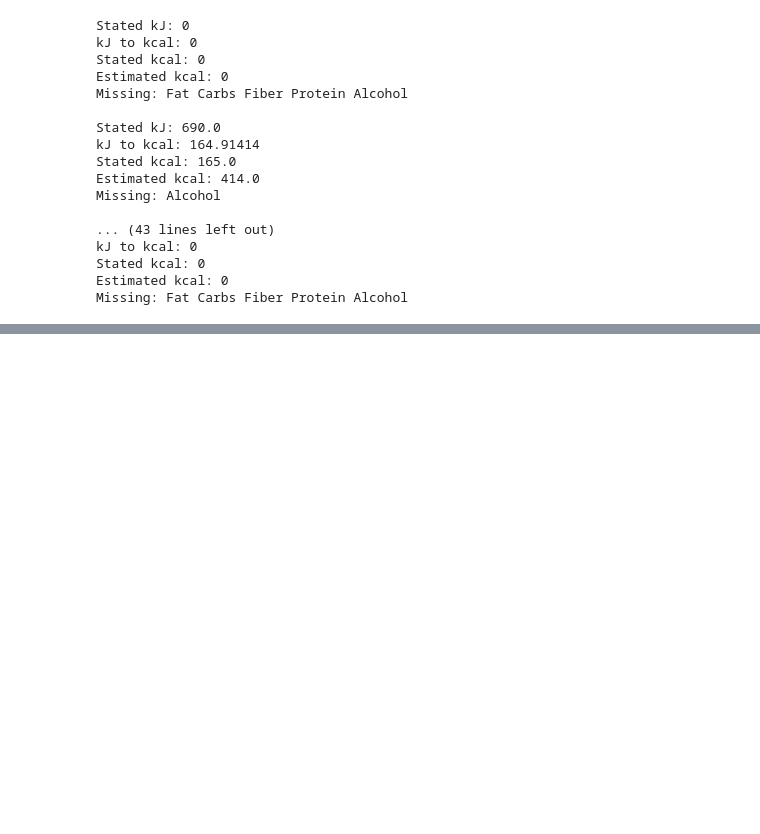
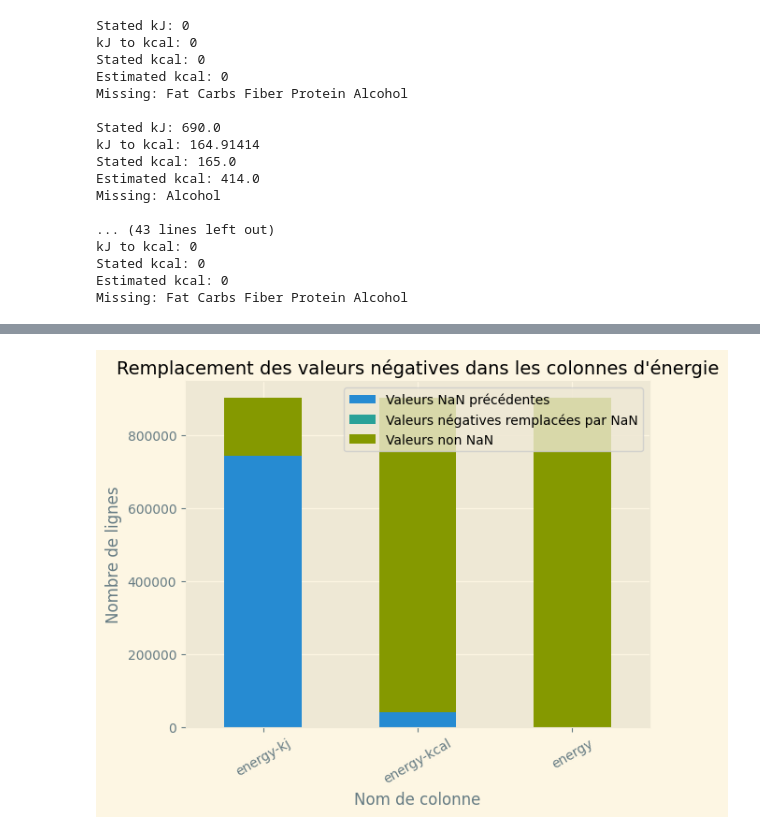
Before and after one commit to gabrielhermel/OC_DS_P3, a Jupyter notebook: Hermel_Gabriel_1_notebook_nettoyage_092022.ipynb, the cells around one changed output, grey strips where cells are left out. Saved outputs shown, nothing was run; the diff lists cells and outputs as text; code cells hidden in the pictures; blank space fills up the shorter version.

```diff
--- a/Hermel_Gabriel_1_notebook_nettoyage_092022.ipynb
+++ b/Hermel_Gabriel_1_notebook_nettoyage_092022.ipynb
@@ -102,11 +108,11 @@ if not os.path.isfile('products_df.ftr'):
         for chunk in reader:
             chunk.dropna(subset=['categories_en', 'fat_100g', 'carbohydrates_100g', 'proteins_100g'], inplace=True)
             chunk.dropna(subset=['energy-kj_100g', 'energy-kcal_100g', 'energy_100g'], how='all', inplace=True)
-            chunk = chunk[['code', 'product_name', 'brands', 'categories', 'categories_tags', 'categories_en', 'ingredients_text',
-                        'ingredients_tags', 'pnns_groups_1', 'pnns_groups_2', 'food_groups', 'food_groups_tags', 'food_groups_en',
-                        'main_category', 'main_category_en', 'energy-kj_100g', 'energy-kcal_100g', 'energy_100g', 'fat_100g',
-                        'saturated-fat_100g', 'carbohydrates_100g', 'sugars_100g', 'fiber_100g', 'proteins_100g', 'alcohol_100g',
-                        'glycemic-index_100g']]
+            chunk = chunk[['code', 'product_name', 'brands', 'categories_en', 'pnns_groups_1', 'pnns_groups_2', 'food_groups_en',
+                           'main_category_en', 'energy_100g', 'energy-kj_100g', 'energy-kcal_100g', 'proteins_100g', 'carbohydrates_100g',
+                           'sugars_100g', 'starch_100g', 'fat_100g', 'saturated-fat_100g', 'monounsaturated-fat_100g',
+                           'polyunsaturated-fat_100g', 'omega-3-fat_100g', 'omega-6-fat_100g', 'trans-fat_100g', 'fiber_100g',
+                           'sodium_100g', 'alcohol_100g', 'glycemic-index_100g']]
             products_df = pd.concat([products_df, chunk])
     products_df.reset_index(drop=True, inplace=True)
     products_df.to_feather('products_df.ftr')
@@ -134,3 +140,21 @@ dtypes: float64(11), object(14), string(1)
 memory usage: 179.5+ MB
 # %%
 products_df.drop('glycemic-index_100g', axis=1, inplace=True)
+# %%
+if not os.path.isfile('products_df2.ftr'):
+    def check_invalid_fats_carbs(row):
+        reconst_fat = row['saturated-fat_100g'] if not np.isnan(row['saturated-fat_100g']) else 0 + \
+                    row['monounsaturated-fat_100g'] if not np.isnan(row['monounsaturated-fat_100g']) else 0 + \
+                    row['polyunsaturated-fat_100g'] if not np.isnan(row['polyunsaturated-fat_100g']) else 0 + \
+                    row['trans-fat_100g'] if not np.isnan(row['trans-fat_100g']) else 0
+        reconst_carbs = row['sugars_100g'] if not np.isnan(row['sugars_100g']) else 0 + \
+                        row['starch_100g'] if not np.isnan(row['starch_100g']) else 0
+        return reconst_fat > row['fat_100g'] or reconst_carbs > row['carbohydrates_100g']
+
+    products_df.drop(products_df.index[list(np.where(products_df.apply(check_invalid_fats_carbs, axis=1))[0])], inplace=True)
+    products_df.reset_index(drop=True, inplace=True)
+    products_df.to_feather('products_df2.ftr')
+else:
+    products_df = pd.read_feather('products_df2.ftr')
+
+products_df.shape
@@ -136,0 +207,17 @@ products_df.drop('glycemic-index_100g', axis=1, inplace=True)
+# %%
+ener_nans_df = pd.DataFrame({
+    'col': ['energy-kj', 'energy-kcal', 'energy'],
+    'Valeurs NaN précédentes': [old_kj_nans, old_kcal_nans, old_ener_nans],
+    'Valeurs négatives remplacées par NaN': [new_kj_nans, new_kcal_nans, new_ener_nans],
+    'Valeurs non NaN': [products_df.shape[0] - old_kj_nans - new_kj_nans,
+                        products_df.shape[0] - old_kcal_nans - new_kcal_nans,
+                        products_df.shape[0] - old_ener_nans - new_ener_nans]})
+plt.style.use('Solarize_Light2')
+ener_nans_df.set_index('col').plot(kind='bar', stacked=True)
+plt.title("Remplacement des valeurs négatives dans les colonnes d'énergie", fontsize=14)
+plt.xlabel('Nom de colonne')
+plt.ylabel('Nombre de lignes')
+plt.xticks(rotation=30)
+plt.show()
+# %% [output]
+[figure, added]
```
Also changed, not shown: parts of 15 cells of this notebook.
